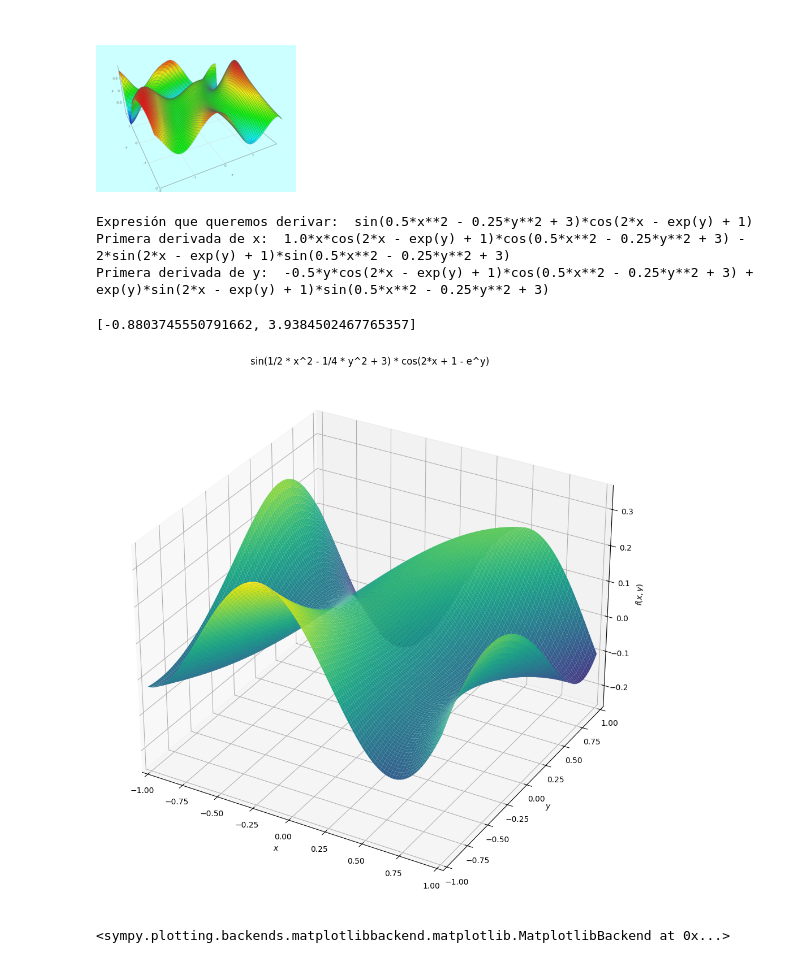
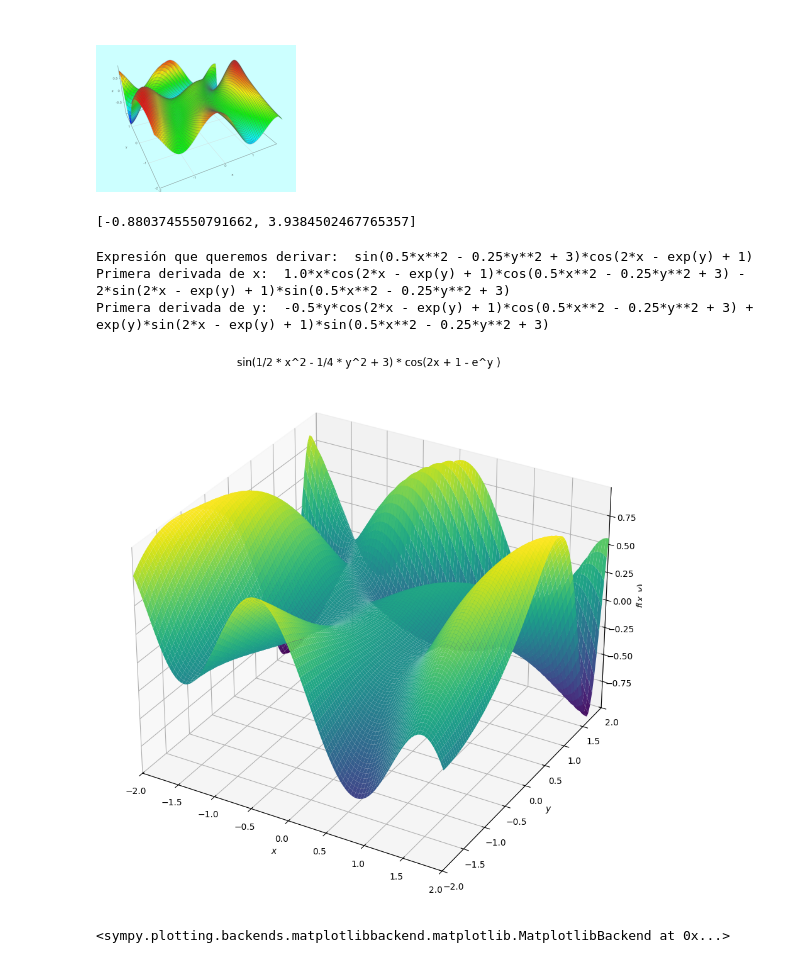
Before and after one commit to ManelGH1167/MasterIA, a Jupyter notebook: Algoritmos_ManelGonzalezHuete_AG2.ipynb, the cells around one changed output. Saved outputs shown, nothing was run; the diff lists cells and outputs as text; code cells hidden in the pictures.

```diff
--- a/Algoritmos_ManelGonzalezHuete_AG2.ipynb
+++ b/Algoritmos_ManelGonzalezHuete_AG2.ipynb
@@ -328,4 +327,19 @@ import numpy as np               #Tratamiento matriz N-dimensionales y otras (fu
 import random
+# %%
+#Definimos la funcion
+ff= lambda X: math.sin(1/2 * X[0]**2 - 1/4 * X[1]**2 + 3) *math.cos(2*X[0] + 1 - math.exp(X[1]) )
+
+#Gradiente
+dff = lambda X: [ X[0]*math.cos(1/2 * X[0]**2 - 1/4 * X[1]**2 + 3) * math.cos(2*X[0] + 1 - math.exp(X[1]) ) -
+                  2 *  math.sin(1/2 * X[0]**2 - 1/4 * X[1]**2 + 3) * math.sin(2*X[0] + 1 - math.exp(X[1]) )
+                 ,
+                 -1/2 * X[1]*math.cos(1/2 * X[0]**2 - 1/4 * X[1]**2 + 3) * math.cos(2*X[0] + 1 - math.exp(X[1]) ) +
+                  math.exp(X[1]) *  math.sin(1/2 * X[0]**2 - 1/4 * X[1]**2 + 3) * math.sin(2*X[0] + 1 - math.exp(X[1]) )
+                ]
+
+dff([1,2])
+# %% [output]
+[-0.8803745550791662, 3.9384502467765357]
 # %%
 import sympy as sp
 
@@ -344,26 +352,15 @@ print('Primera derivada de y: ',sp.diff(f_exp,y))
 Expresión que queremos derivar:  sin(0.5*x**2 - 0.25*y**2 + 3)*cos(2*x - exp(y) + 1)
 Primera derivada de x:  1.0*x*cos(2*x - exp(y) + 1)*cos(0.5*x**2 - 0.25*y**2 + 3) - 2*sin(2*x - exp(y) + 1)*sin(0.5*x**2 - 0.25*y**2 + 3)
 Primera derivada de y:  -0.5*y*cos(2*x - exp(y) + 1)*cos(0.5*x**2 - 0.25*y**2 + 3) + exp(y)*sin(2*x - exp(y) + 1)*sin(0.5*x**2 - 0.25*y**2 + 3)
-# %%
-#Definimos la funcion
-f2= lambda X: math.sin(1/2 * X[0]**2 - 1/4 * X[1]**2 + 3) *math.cos(2*X[0] + 1 - math.exp(X[1]) )
-df2 = lambda X: [(X[0]*math.cos(2*X[0] - math.exp(X[1]) + 1)*math.cos(0.5*X[0]**2 - 0.25*X[1]**2 + 3) - 2*math.sin(2*X[0] - math.exp(X[1]) + 1)*math.sin(0.5*X[0]**2 - 0.25*X[1]**2 + 3)),
-             (-0.5*X[1]*math.cos(2*X[0] - math.exp(X[1]) + 1)*math.cos(0.5*X[0]**2 - 0.25*X[1]**2 + 3) + math.exp(X[1])*math.sin(2*X[0] - math.exp(X[1]) + 1)*math.sin(0.5*X[0]**2 - 0.25*X[1]**2 + 3))]    #Gradiente
-
-df2([1,2])
-# %% [output]
-[-0.8803745550791662, 3.9384502467765357]
 # %%
-from sympy import symbols
 from sympy.plotting import plot
 from sympy.plotting import plot3d
-import sympy
 
-x, y = symbols('x y')
-plot3d(sympy.sin(1/2 * x**2 - 1/4 * y**2 + 3) * sympy.cos(2*x + 1 - sympy.exp(y)),
-       (x, -1, 1), (y, -1, 1),
-       title='sin(1/2 * x^2 - 1/4 * y^2 + 3) * cos(2*x + 1 - e^y)',  # More descriptive title
-       size=(10, 10))
+plot3d(sp.sin(1/2 * x**2 - 1/4 * y**2 + 3) * sp.cos(2*x + 1 - sp.exp(y) ),
+       (x,-2,2),(y,-2,2),
+       title='sin(1/2 * x^2 - 1/4 * y^2 + 3) * cos(2x + 1 - e^y )',
+       size=(9,9),
+       surface_color=lambda x, y, z: z)  # Colores basados en el valor de z)
 # %% [output]
-[figure, old version]
+[figure, new version]
 <sympy.plotting.backends.matplotlibbackend.matplotlib.MatplotlibBackend at 0x...>
```
Also changed, not shown: parts of 7 cells of this notebook.
